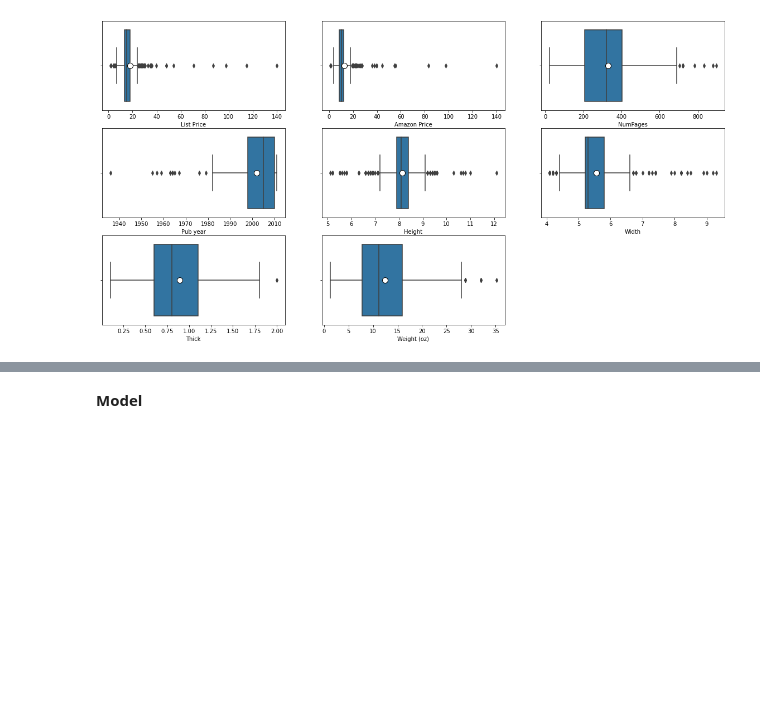
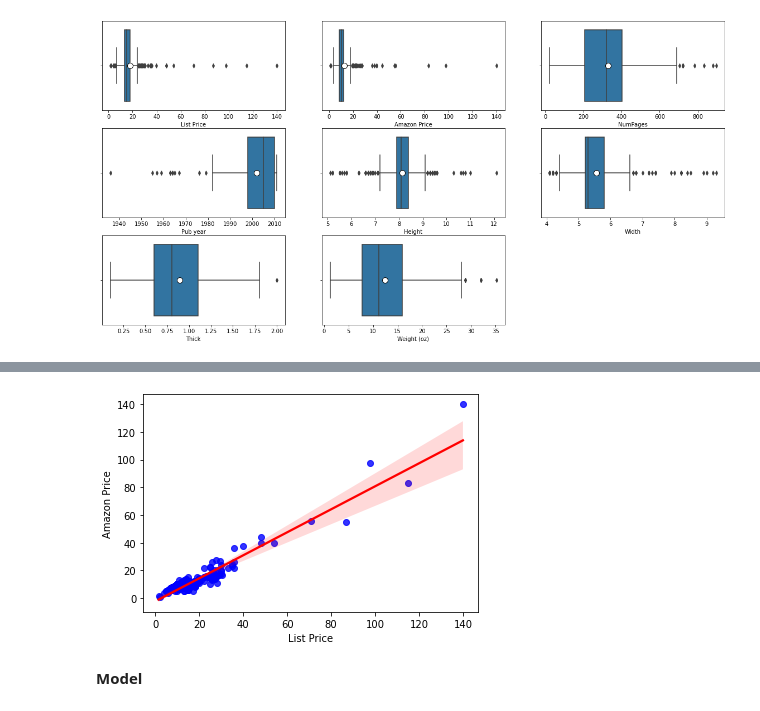
Before and after one commit to yildirimdata/Machine_learning, a Jupyter notebook: 1 ML_SciKit.ipynb, the cells around one changed output, grey strips where cells are left out. Saved outputs shown, nothing was run; the diff lists cells and outputs as text; code cells hidden in the pictures; blank space fills up the shorter version.

```diff
--- a/1 ML_SciKit.ipynb
+++ b/1 ML_SciKit.ipynb
@@ -225,3 +240,7 @@ for feature in df.select_dtypes('number').columns:
+# %%
+sns.regplot(x = "List Price", y = "Amazon Price", data= df, scatter_kws={"color": "blue"}, line_kws={"color": "red"});
+# %% [output]
+[figure, added]
 # %% [markdown]
 **Model**
 # %%
```
Also changed, not shown: parts of 11 cells of this notebook, 2 other files.
